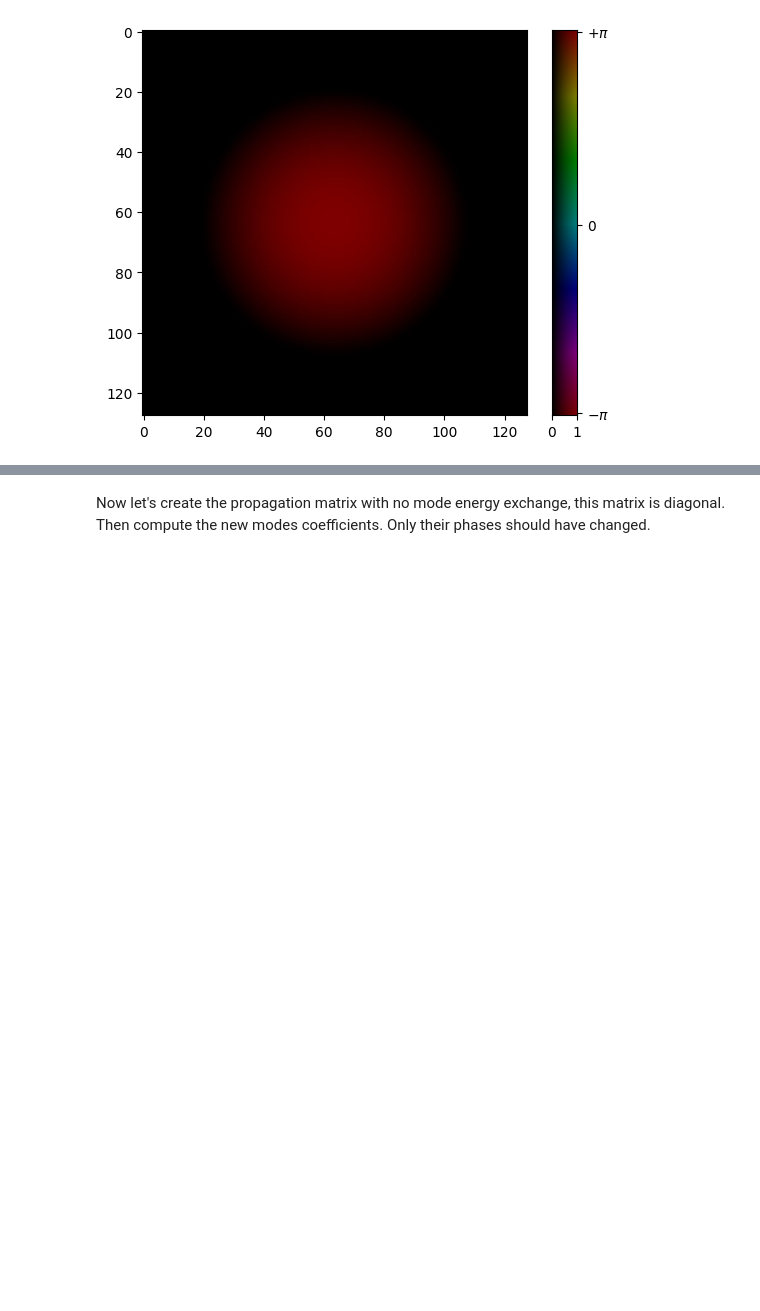
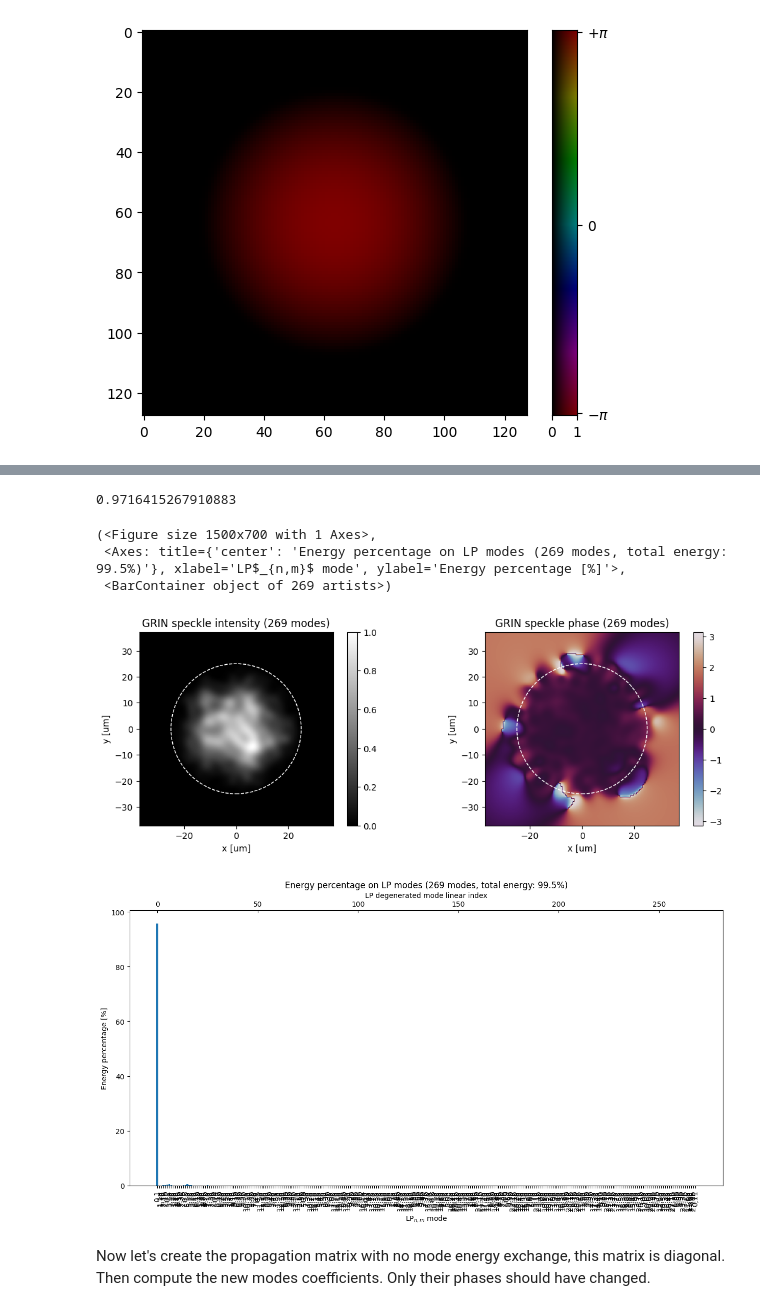
Before and after one commit to jysru/MMF_LP_modes, a Jupyter notebook: modes_optim/diagonal_fiber_optimization.ipynb, the cells around one changed output, grey strips where cells are left out. Drawn from its saved outputs; the diff is of its cells as text; code cells hidden in the pictures; blank space fills up the shorter version.

```diff
--- a/modes_optim/diagonal_fiber_optimization.ipynb
+++ b/modes_optim/diagonal_fiber_optimization.ipynb
@@ -213,3 +280,16 @@ best_coupled_out.plot_coefficients()
+# %%
+best_coupled_out = get_output_field_from_phases(solution, propagation_matrix)
+print(pearson(np.square(np.abs(best_coupled_out.field)), np.square(np.abs(target_field))))
+# best_coupled_out = get_output_field_from_phases(phi0.flatten(), propagation_matrix)
+best_coupled_out.plot(complex=True, complex_hsv=False)
+best_coupled_out.plot_coefficients()
+# %% [output]
+0.9716415267910883
+(<Figure size 1500x700 with 1 Axes>,
+ <Axes: title={'center': 'Energy percentage on LP modes (269 modes, total energy: 99.5%)'}, xlabel='LP$_{n,m}$ mode', ylabel='Energy percentage [%]'>,
+ <BarContainer object of 269 artists>)
+[figure, added]
+[figure, added]
 # %% [markdown]
 Now let's create the propagation matrix with no mode energy exchange, this matrix is diagonal.
 Then compute the new modes coefficients. Only their phases should have changed.
```
Also changed, not shown: parts of 5 cells of this notebook.
